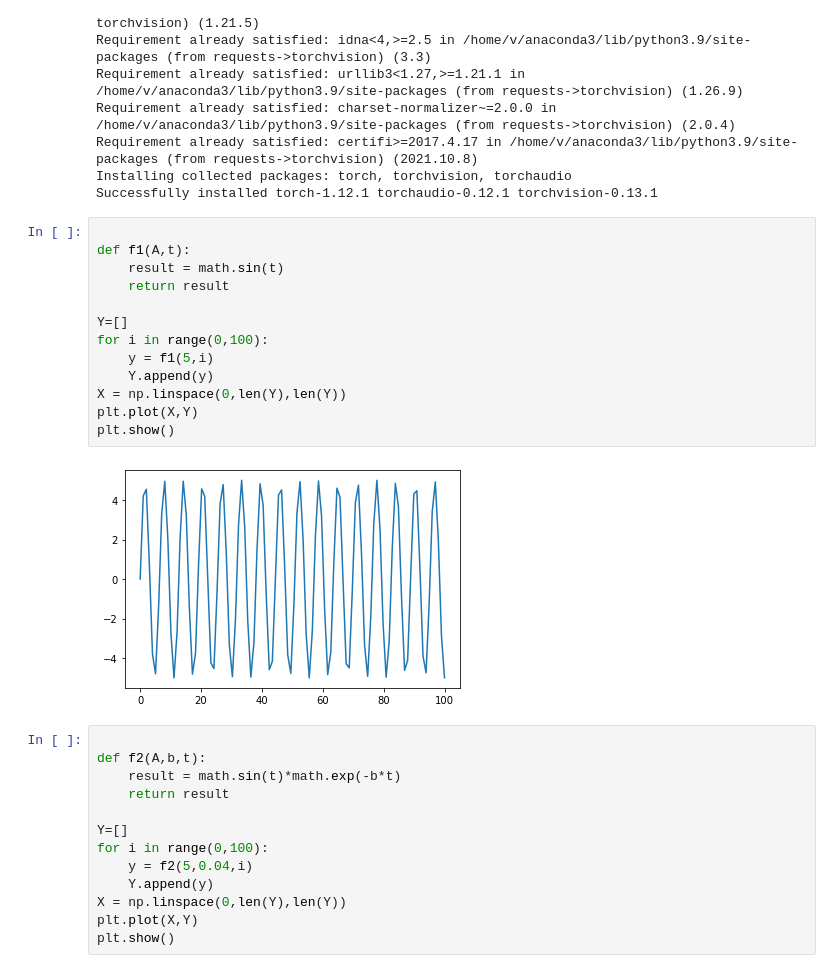
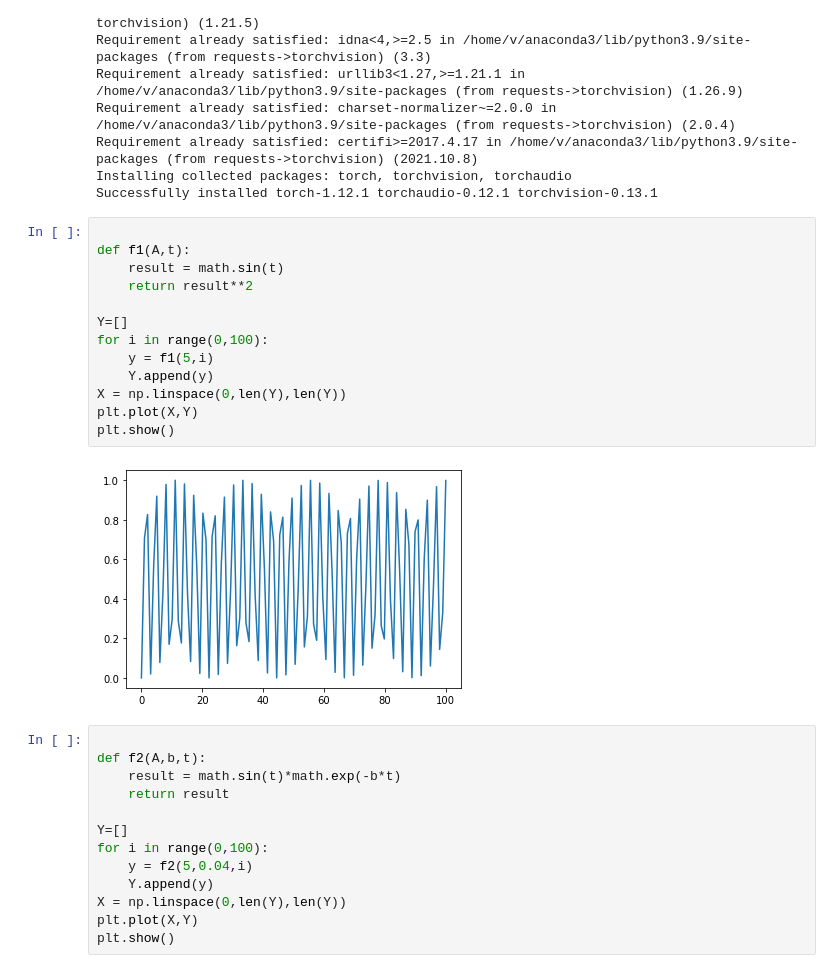
Before and after one commit to SchultzVV/Biology, a Jupyter notebook: method_prove/Show Dataset.ipynb, the cells around one changed output. Drawn from its saved outputs; the diff is of its cells as text.

```diff
--- a/method_prove/Show Dataset.ipynb
+++ b/method_prove/Show Dataset.ipynb
@@ -45,18 +45,18 @@ Successfully installed torch-1.12.1 torchaudio-0.12.1 torchvision-0.13.1
 # %%
 
 def f1(A,t):
     result = math.sin(t)
-    return result
+    return result**2
 
 Y=[]
 for i in range(0,100):
     y = f1(5,i)
     Y.append(y)
 X = np.linspace(0,len(Y),len(Y))
 plt.plot(X,Y)
 plt.show()
 # %% [output]
-[figure, old version]
+[figure, new version]
 # %%
 
 def f2(A,b,t):
```
Also changed, not shown: parts of 1 cell of this notebook, 1 other file.
